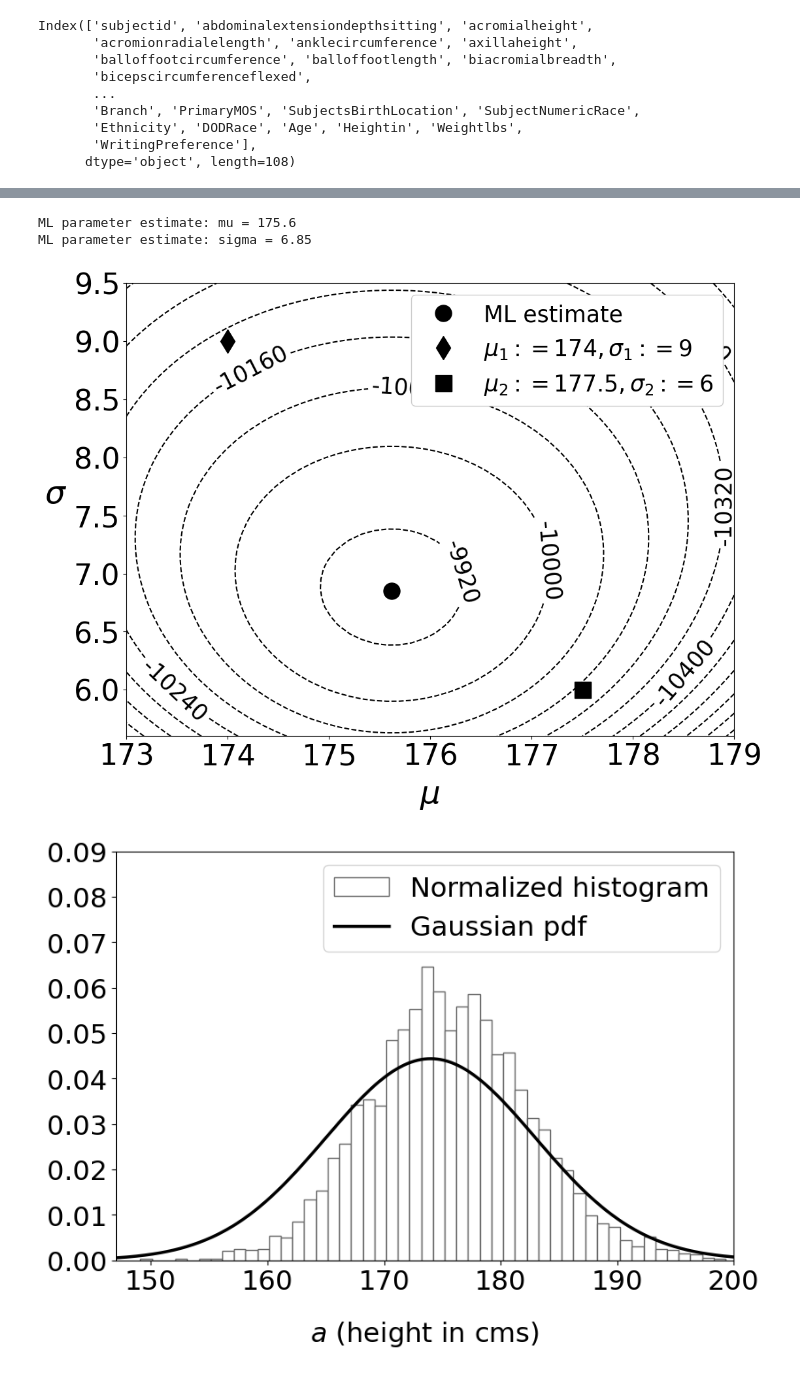
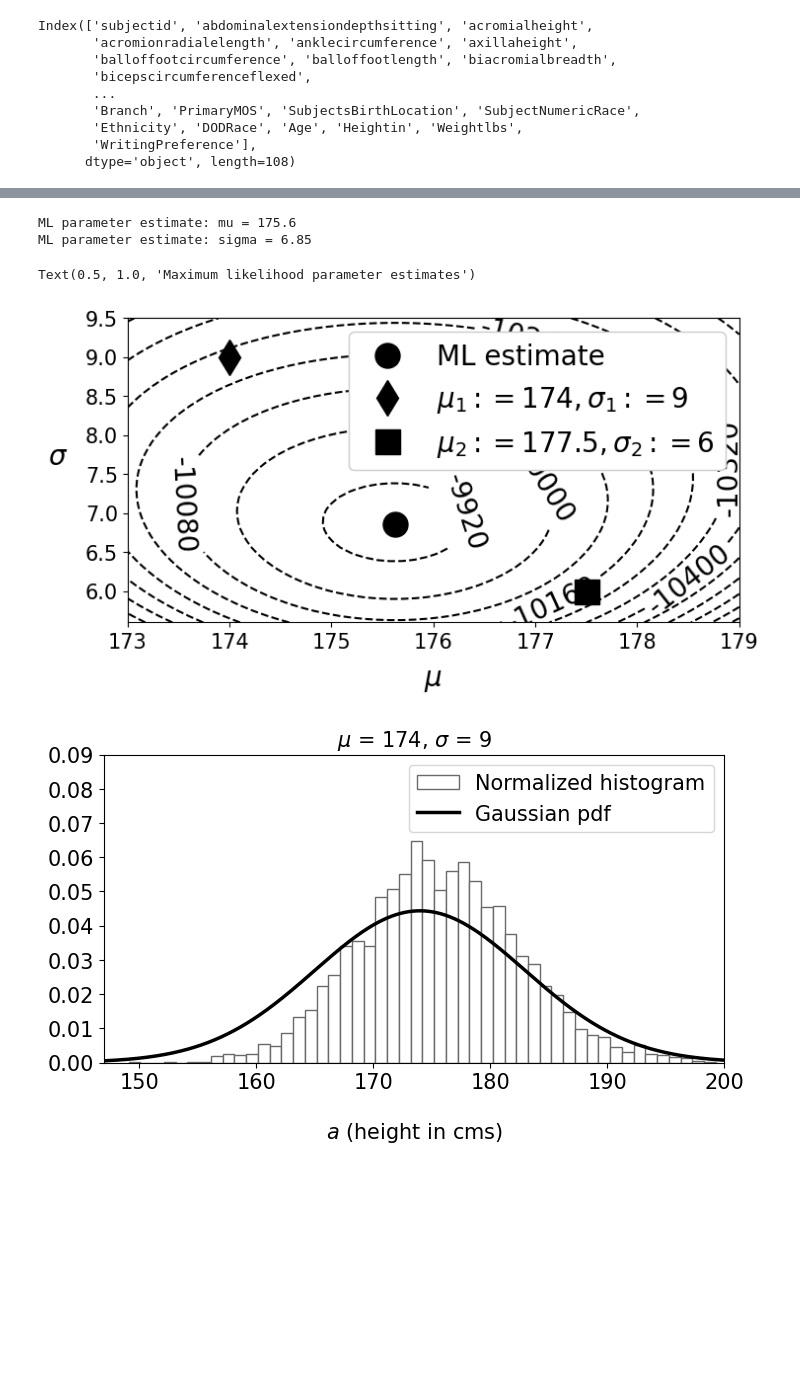
Before and after one commit to cfgranda/ps4ds, a Jupyter notebook: continuous_variables/height_US_army.ipynb, the cells around one changed output, grey strips where cells are left out. Saved outputs shown, nothing was run; the diff lists cells and outputs as text; code cells hidden in the pictures; blank space fills up the shorter version.

```diff
--- a/continuous_variables/height_US_army.ipynb
+++ b/continuous_variables/height_US_army.ipynb
@@ -1,12 +11,11 @@
 # %%
-# Data source: http://mreed.umtri.umich.edu/mreed/downloads.html
 import pandas as pd
 import numpy as np
 import matplotlib.pyplot as plt
 import seaborn as sns
 from scipy.stats import norm
 
-data = pd.read_csv ("./data/ANSUR II MALE Public.csv", encoding='latin-1')
+data = pd.read_csv ("../data/ANSUR II MALE Public.csv", encoding='latin-1')
 print(data.columns)
 # %% [output]
 Index(['subjectid', 'abdominalextensiondepthsitting', 'acromialheight',
@@ -36,15 +45,15 @@ print("Median: " + str(median))
 print("First quartile: " + str(first_quartile))
 print("Third quartile: " + str(third_quartile))
 
-font_size = 25
-font_size_legend = 22
-font_size_ticks = 22
+font_size = 20
+font_size_legend = 15
+font_size_ticks = 15
 
 x_min = sorted_stature[0]
 x_max = sorted_stature[-1]
 y_min = -0.05
 y_max = 1.05
-plt.figure(figsize=(12,6))
+plt.figure(figsize=(8,4))
 plt.xticks(fontsize=font_size_ticks)
 plt.yticks(fontsize=font_size_ticks)
 plt.step(sorted_stature,cdf,linewidth=2,color="black")
@@ -61,7 +70,6 @@ plt.ylabel(r'Empirical cdf $F_{X}(a)$',fontsize=font_size)
 plt.xticks([150,160,first_quartile,median,third_quartile,190,200],
            labels=["150","160","$\hat{q}_1$","$\hat{q}_2$","$\hat{q}_3$","190","200"])
 plt.yticks([0,0.25,0.5,0.75,1])
-plt.savefig('plots/empirical_cdf_stature.pdf',bbox_inches="tight")
 # %% [output]
 Number of data: 4082
 Median: 175.5
@@ -146,7 +158,5 @@ for index,bw in enumerate(bw_vals):
 # %%
-extra_fontsize_ml = 10
 # Gaussian parametric model
-
 def log_likelihood(mu, sigma, x):
     n = len(x)
     llk = np.zeros(mu.shape)
@@ -160,7 +170,6 @@ sigma_ml = np.std(stature)
 
 print("ML parameter estimate: mu = {:0.1f}".format(mu_ml))
 print("ML parameter estimate: sigma = {:0.2f}".format(sigma_ml))
-
 
 mu_mesh, sigma_mesh = np.mgrid[173:179:50j,5.6:9.5:50j]
 log_likelihood_vals = log_likelihood(mu_mesh, sigma_mesh, stature)
@@ -178,7 +187,7 @@ sigma_2 = 6
 
 m_size = 18
 
-plt.figure(figsize=(12,9))
+plt.figure(figsize=(8,4))
 ax = plt.axes()
 # plt.axis("equal")
 CS = plt.contour(mu_mesh, sigma_mesh, log_likelihood_vals, 50, levels=12,colors='black')
@@ -186,66 +195,54 @@ plt.plot(mu_ml, sigma_ml, "o",markerfacecolor='black',markeredgecolor="black", l
 plt.plot(mu_1, sigma_1, "d",markerfacecolor='black',markeredgecolor="black", lw=2,markersize=m_size, label=r'$\mu_1 := 174, \sigma_1 := 9$')
 plt.plot(mu_2, sigma_2, "s",markerfacecolor='black',markeredgecolor="black", lw=2,markersize=m_size, label=r'$\mu_2 := 177.5, \sigma_2 := 6$')
 plt.clabel(CS, CS.levels, inline=True, fmt=fmt,fontsize=font_size)
-plt.xticks(fontsize=font_size_ticks+extra_fontsize_ml)
-plt.yticks(fontsize=font_size_ticks+extra_fontsize_ml)
-plt.xlabel("$\mu$", fontsize=font_size+extra_fontsize_ml,labelpad=10)
-plt.ylabel("$\sigma$", fontsize=font_size+extra_fontsize_ml,labelpad=20, rotation=0)
+plt.xticks(fontsize=font_size_ticks)
+plt.yticks(fontsize=font_size_ticks)
+plt.xlabel("$\mu$", fontsize=font_size,labelpad=10)
+plt.ylabel("$\sigma$", fontsize=font_size,labelpad=20, rotation=0)
 plt.legend(fontsize=font_size,numpoints=1,framealpha=1)
-plt.savefig('plots/gaussian_stature_likelihood.pdf',bbox_inches="tight")
 
 step = 0.01
 h=np.arange(x_min,x_max+step,step)
 
 y_max_aux = 0.09
-plt.figure(figsize=(9,6))
+plt.figure(figsize=(8,4))
 plt.xticks(fontsize=font_size_ticks)
 plt.yticks(fontsize=font_size_ticks)
 plt.hist(stature,bins=n,color='white', edgecolor='dimgray',
           linewidth=1,density=True,label='Normalized histogram')
 plt.plot(h,norm.pdf(h,mu_1,sigma_1),lw=2.5,color="black",label='Gaussian pdf')
 plt.ylim([0,y_max_aux])
 plt.xlim([x_min,x_max])
 plt.xlabel('$a$ (height in cms)',fontsize=font_size_legend,labelpad=20)
 plt.legend(fontsize=font_size_legend)
-plt.savefig('plots/gaussian_stature_1.pdf',bbox_inches="tight")
+plt.title('$\mu$ = ' +str(mu_1)+', $\sigma$ = ' +str(sigma_1),fontsize=font_size_legend)
 
-plt.figure(figsize=(9,6))
+plt.figure(figsize=(8,4))
 plt.xticks(fontsize=font_size_ticks)
 plt.yticks(fontsize=font_size_ticks)
 plt.hist(stature,bins=n,color='white', edgecolor='dimgray',
           linewidth=1,density=True,label='Normalized histogram')
 plt.plot(h,norm.pdf(h,mu_2,sigma_2),lw=2.5,color="black",label='Gaussian pdf')
 plt.ylim([0,y_max_aux])
 plt.xlim([x_min,x_max])
 plt.xlabel('$a$ (height in cms)',fontsize=font_size_legend,labelpad=20)
 plt.legend(fontsize=font_size_legend)
-plt.savefig('plots/gaussian_stature_2.pdf',bbox_inches="tight")
+plt.title('$\mu$ = ' +str(mu_2)+', $\sigma$ = ' +str(sigma_2),fontsize=font_size_legend)
 
-plt.figure(figsize=(9,6))
+plt.figure(figsize=(8,4))
 plt.xticks(fontsize=font_size_ticks)
 plt.yticks(fontsize=font_size_ticks)
 plt.hist(stature,bins=n,color='white', edgecolor='dimgray',
           linewidth=1,density=True,label='Normalized histogram')
 plt.plot(h,norm.pdf(h,mu_ml,sigma_ml),lw=2.5,color="black",label='Gaussian pdf')
 plt.ylim([0,y_max_aux])
 plt.xlim([x_min,x_max])
 plt.xlabel('$a$ (height in cms)',fontsize=font_size_legend,labelpad=20)
 plt.legend(fontsize=font_size_legend)
-plt.savefig('plots/gaussian_stature_ml.pdf',bbox_inches="tight")
-
-plt.figure(figsize=(15,9))
-plt.xticks(fontsize=font_size_ticks)
-plt.yticks(fontsize=font_size_ticks)
-plt.hist(stature,bins=n,color='white', edgecolor='dimgray',
-          linewidth=1,density=True,label='Normalized histogram')
-plt.plot(h,norm.pdf(h,mu_ml,sigma_ml),lw=2.5,color="black",label='Gaussian pdf')
-plt.ylim([0,y_max])
-plt.xlim([x_min,x_max])
-plt.xlabel('$a$ (height in cms)',fontsize=font_size,labelpad=20)
-plt.legend(fontsize=font_size)
-plt.savefig('plots/gaussian_stature.pdf',bbox_inches="tight")
+plt.title('Maximum likelihood parameter estimates',fontsize=font_size_legend)
 # %% [output]
 ML parameter estimate: mu = 175.6
 ML parameter estimate: sigma = 6.85
+Text(0.5, 1.0, 'Maximum likelihood parameter estimates')
-[figure, old version]
+[figure, new version]
-[figure, old version]
+[figure, new version]
```
Also changed, not shown: parts of 6 cells of this notebook, 4 other files.
